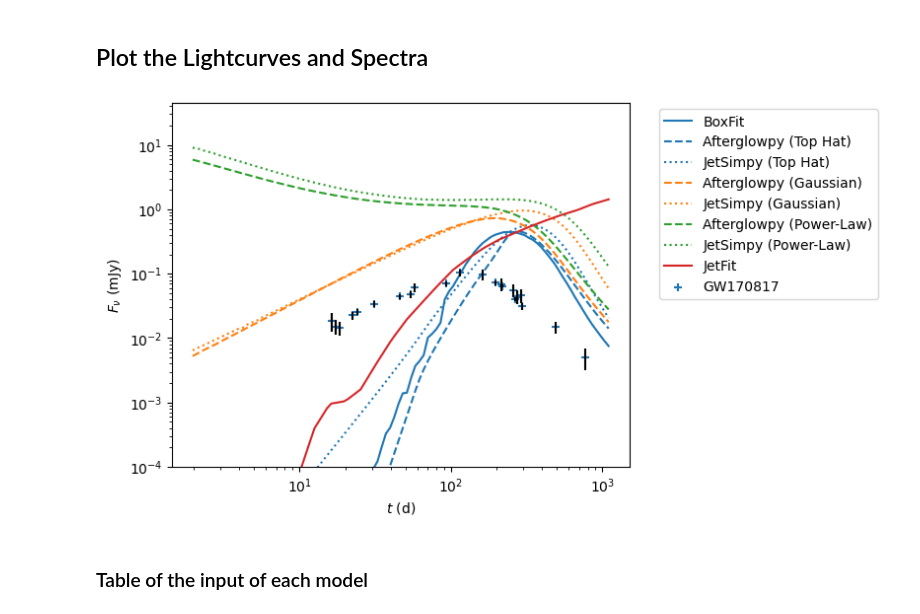
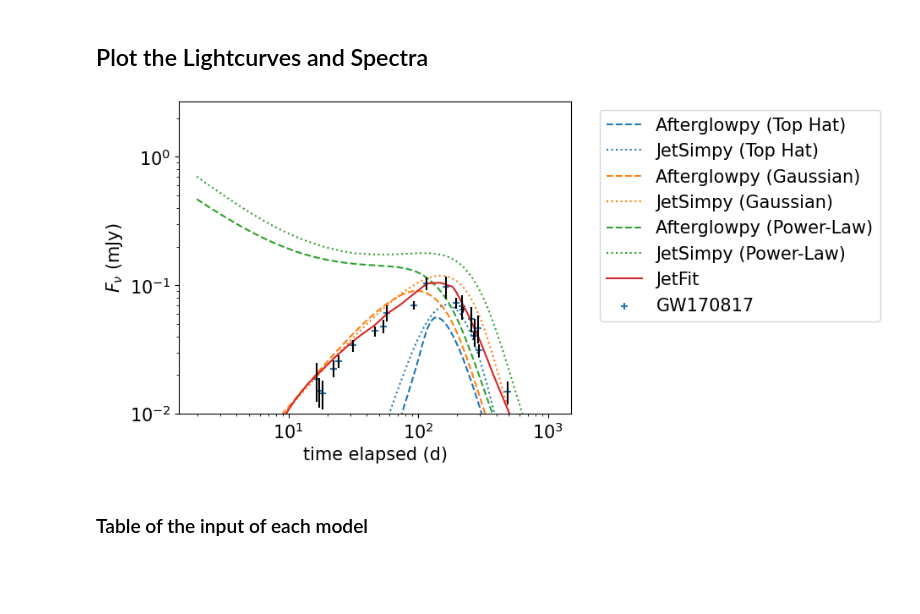
Before and after one commit to agathb/quadrucode, a Jupyter notebook: examples/quadrucodev2.ipynb, the cells around one changed output. Drawn from its saved outputs; the diff is of its cells as text; code cells hidden in the pictures; blank space fills up the shorter version.

```diff
--- a/examples/quadrucodev2.ipynb
+++ b/examples/quadrucodev2.ipynb
@@ -122,7 +128,7 @@ A = {'jetType':     grb.jet.TopHat,     # Top-Hat jet
      'specType':    0,                  # Basic Synchrotron Spectrum
      'thetaWing':   2*B['theta_obs'],     # Outer truncation angle
      'thetaObs':    B['theta_obs'],     # Viewing angle in radians, (roughly 20 degrees)
-     'E0':          B['E'],             # Isotropic-equivalent energy in erg
+     'E0':          1.0208249320351635e+53,             # Isotropic-equivalent energy in erg
      'thetaCore':   B['theta_0'],       # Half-opening angle in radians
      'n0':          B['n'],             # circumburst density in cm^{-3}
      'p':           B['p'],             # electron energy distribution index
@@ -262,15 +272,15 @@ FitBound = {
 Explore = False # For non-fiting parameters, P set default values.
 
 J = {
-    'E': convert_Eiso_E(B['E'],B['theta_0'])/10**50,    # E0/10^50, need to convert because B takes Eiso as an input convert_Eiso_E(B['E'],B['theta_0'])/10**50
-    'Eta0': 8,
-    'GammaB': 12,
+    'E': 2.5,    # E0/10^50, need to convert because B takes Eiso as an input convert_Eiso_E(B['E'],B['theta_0'])/10**50
+    'Eta0': 8,                                          #8
+    'GammaB': 12,                                       #12
     'dL': B['d_L']/10**28,                              # dl/10^28 cm
     'epsb': B['epsilon_B'],
     'epse': B['epsilon_E'],
     'n': B['n'],                                        # has no unit because cm^{-3}/1cm^{-3}
     'p': B['p'],
-    'theta_obs': B['theta_obs'],
+    'theta_obs': B['theta_obs'],                        # This is the half opening angle
     'xiN': B['ksi_N'],
     'z': B['z']
 }
@@ -299,7 +305,7 @@ print(J['E'])
 import jetsimpy
 # %%
 JS = dict(
-    Eiso = B['E'],                          # (Jet) Isotropic equivalent energy
+    Eiso = 1.0208249320351635e+53,                          # (Jet) Isotropic equivalent energy
     lf = calc_lf(J['Eta0'], J['GammaB']),   # (Jet) Lorentz factor
     theta_c = B['theta_0'],                 # (Jet) half opening angle
     n0 = B['n'],                            # (ISM) constant number density
@@ -320,7 +326,7 @@ theta = np.linspace(0, np.pi, 1000)
 #Constructing the Eiso linspace
 theta_c = B['theta_0']
 b = A['b']
-E_0 = B['E']
+E_0 = 1.0208249320351635e+53
 gb = J['GammaB']
 e0 = J['Eta0']
 
@@ -422,7 +428,7 @@ labels = ["{}: {}".format(key, value) for key, value in Label.items()]
 fig1, ax1 = plt.subplots(1, 1)
 
 # Top Hat
-ax1.plot(convert_ts_td(tbox), Flbox, label="BoxFit") #convert_ts_td(tbox)
+#ax1.plot(convert_ts_td(tbox), Flbox, label="BoxFit") #convert_ts_td(tbox)
 ax1.plot(convert_ts_td(tl), afterglowpys[0][0], label="Afterglowpy (Top Hat)", color = 'tab:blue', linestyle='dashed')
 ax1.plot(convert_ts_td(tl), jetsimpys[0], label="JetSimpy (Top Hat)", color = 'tab:blue', linestyle='dotted') #convert_ts_td(tlj)
 
@@ -446,36 +452,36 @@ ax1.plot(convert_ts_td(tl), Fljet, label="JetFit", color = 'tab:red') #convert_t
 
 #Event data with its errorbars
 ax1.scatter(t_gw, Fl_gw, label = "GW170817", marker = '+')
 ax1.errorbar(t_gw, Fl_gw,yerr=Flerr_gw,linestyle='', color='black')
 
 #DeepGlow
 #ax1.plot(convert_ts_td(tl), Fldeep , label="DeepGlow")
 
 #ax1.set_title("{}".format(",".join(labels)))
-ax1.set(xscale='log', xlabel=r'$t$ (d)',
+ax1.set(xscale='log', xlabel=r'time elapsed (d)',
        yscale='log', ylabel=r'$F_\nu$ (mJy)')
 ax1.legend(bbox_to_anchor=(1.05, 1), loc='upper left')
-ax1.set_ylim(10**-4,)
+ax1.set_ylim(10**-2,)
 plt.subplots_adjust(right=0.85)
 fig1.savefig("lightcurve_comp.png", bbox_inches='tight')
 
 fig1.show()
 
 # #Instructions for plotting the spectrum
 
 # fig2, ax2 = plt.subplots(1, 1)
 # [ax2.plot(nus, afterglowpys[i][1], label= f"Afterglowpy ({name_types_jets[i]})", linestyle='dashed') for i in range(len(afterglowpys))] #convert_ts_td(tl)
 # #ax2.plot(nus, Fnusa, label="Afterglowpy")
 # ax2.plot(nus, Fnubox, label="BoxFit")
 # ax2.plot(nusj, Fsjet, label="JetFit")
 # ax2.set_title("Spectrum from different models")
 # ax2.set(xscale='log', xlabel=r'$\nu$ (Hz)',
 #        yscale='log', ylabel=r'$F_\nu$ (mJy)')
 # ax2.legend()
 # fig2.savefig("spectrum_comp.png")
 #fig2.show()
 # %% [output]
-[figure, old version]
+[figure, new version]
 # %% [markdown]
 ### Table of the input of each model
 # %% [markdown]
```
Also changed, not shown: parts of 12 cells of this notebook, 3 other files.
